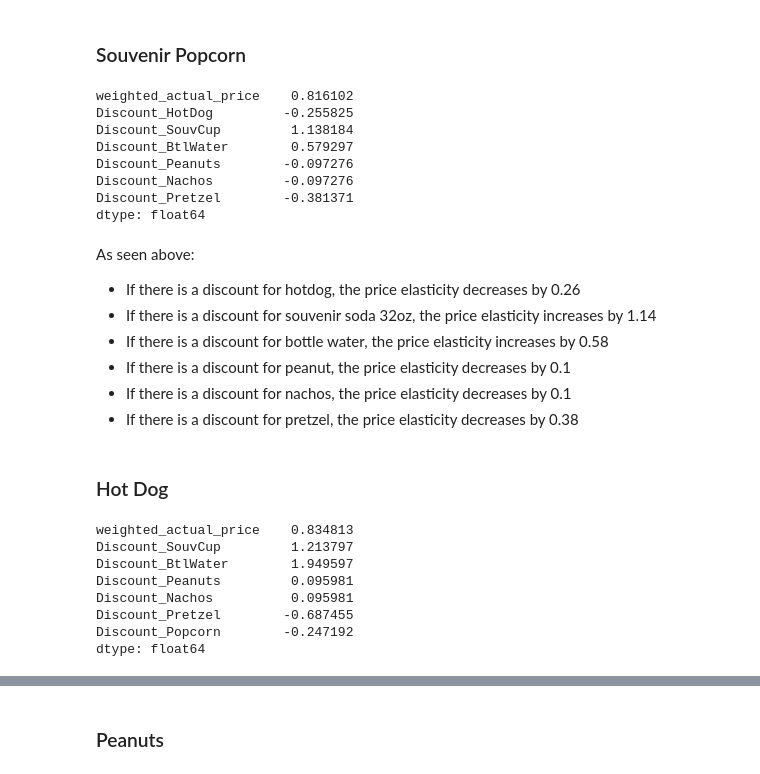
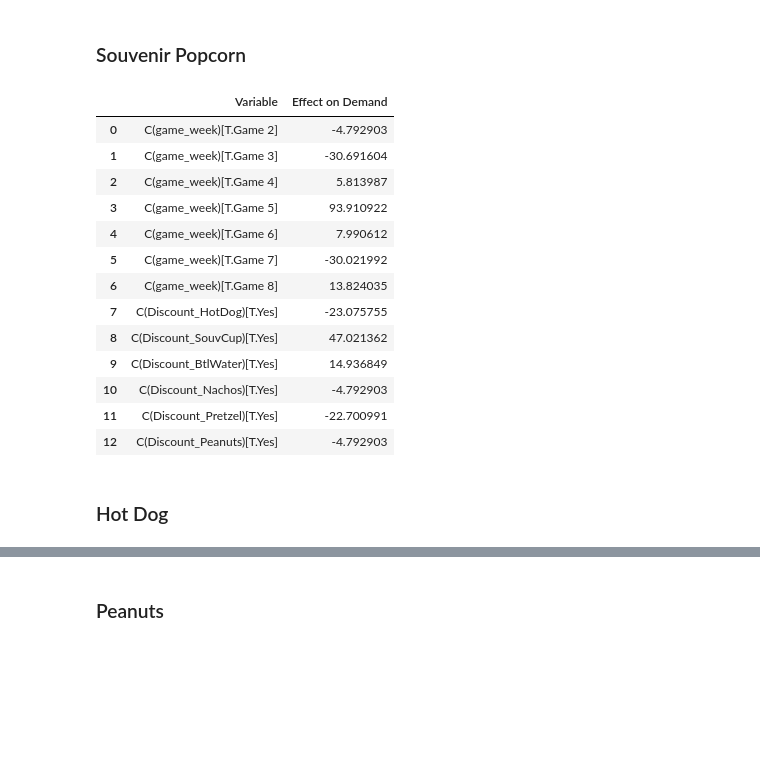
Before and after one commit to HenryLiang-123/MSiA_410, a Jupyter notebook: Bear/bear.ipynb, the cells around one changed output, grey strips where cells are left out. Cells and saved outputs as stored; diff of their text form; code cells hidden in the pictures; blank space fills up the shorter version.

```diff
--- a/Bear/bear.ipynb
+++ b/Bear/bear.ipynb
@@ -205,13 +216,19 @@ Price elasticity for nachos is 1.296427876569496
 # %% [markdown]
 ### Souv Pop
 # %%
+# Extract item
 souv_pop = dat.loc[dat['MENUITEMNAME'] == 'SOUV POPCORN', :]
-weights = souv_pop.groupby(by = ['game_week', 'Discount Type'])['UseCount', 'actual_price'].sum(numeric_only=True).reset_index()
-weights['weighted_sums'] = weights['UseCount'] * weights['actual_price']
+
+# Sum demand and revenue grouped by game_week and discount type
+weights = souv_pop.groupby(by = ['game_week', 'Discount Type'])['UseCount', 'revenue'].sum(numeric_only=True).reset_index()
+
+# Weighted average of price, weighted on demand
+weights['weighted_sums'] = weights['UseCount'] * weights['revenue']
 weights['uc2'] = weights['UseCount'] ** 2
 weights = weights.groupby(by = ['game_week'])['weighted_sums', 'uc2'].sum().reset_index()
 weights['weighted_actual_price'] = weights['weighted_sums'] / weights['uc2']
 
+# Obtain total demand by game
 demand = souv_pop.groupby(by = ['game_week'])['UseCount'].sum(numeric_only=True).reset_index()
 souv_pop_demand_price = pd.merge(left = weights, right = demand, on = 'game_week')
 souv_pop_demand_price.drop(labels=['weighted_sums', 'uc2'], axis = 1, inplace=True)
@@ -378,35 +440,25 @@ As seen above:
 # %% [markdown]
 ### Souvenir Popcorn
-# %%
-m_souv_pop.params[1:8]
-# %% [output]
-weighted_actual_price    0.816102
-Discount_HotDog         -0.255825
-Discount_SouvCup         1.138184
-Discount_BtlWater        0.579297
-Discount_Peanuts        -0.097276
-Discount_Nachos         -0.097276
-Discount_Pretzel        -0.381371
-dtype: float64
-# %% [markdown]
-As seen above:
-
-- If there is a discount for hotdog, the price elasticity decreases by 0.26
-- If there is a discount for souvenir soda 32oz, the price elasticity increases by 1.14
-- If there is a discount for bottle water, the price elasticity increases by 0.58
-- If there is a discount for peanut, the price elasticity decreases by 0.1
-- If there is a discount for nachos, the price elasticity decreases by 0.1
-- If there is a discount for pretzel, the price elasticity decreases by 0.38
+# %%
+formula = 'UseCount ~ C(game_week) + weighted_actual_price + C(Discount_HotDog) + C(Discount_SouvCup) + C(Discount_BtlWater) + C(Discount_Nachos) + C(Discount_Pretzel) + C(Discount_Peanuts)'
+m_souv_pop2 = smf.ols(formula = formula, data = souv_pop_demand_price_controlled).fit()
+effects_souv_pop = pd.DataFrame(m_souv_pop2.params[1:len(m_souv_pop2.params)-1]).reset_index()
+effects_souv_pop.columns = ['Variable', 'Effect on Demand']
+effects_souv_pop
+# %% [output]
+|  | Variable | Effect on Demand |
+| 0 | C(game_week)[T.Game 2] | -4.792903 |
+| 1 | C(game_week)[T.Game 3] | -30.691604 |
+| 2 | C(game_week)[T.Game 4] | 5.813987 |
+| 3 | C(game_week)[T.Game 5] | 93.910922 |
+| 4 | C(game_week)[T.Game 6] | 7.990612 |
+| 5 | C(game_week)[T.Game 7] | -30.021992 |
+| 6 | C(game_week)[T.Game 8] | 13.824035 |
+| 7 | C(Discount_HotDog)[T.Yes] | -23.075755 |
+| 8 | C(Discount_SouvCup)[T.Yes] | 47.021362 |
+| 9 | C(Discount_BtlWater)[T.Yes] | 14.936849 |
+| 10 | C(Discount_Nachos)[T.Yes] | -4.792903 |
+| 11 | C(Discount_Pretzel)[T.Yes] | -22.700991 |
+| 12 | C(Discount_Peanuts)[T.Yes] | -4.792903 |
 # %% [markdown]
 ### Hot Dog
-# %%
-m_hotdog.params[1:8]
-# %% [output]
-weighted_actual_price    0.834813
-Discount_SouvCup         1.213797
-Discount_BtlWater        1.949597
-Discount_Peanuts         0.095981
-Discount_Nachos          0.095981
-Discount_Pretzel        -0.687455
-Discount_Popcorn        -0.247192
-dtype: float64
```
Also changed, not shown: parts of 50 cells of this notebook.
